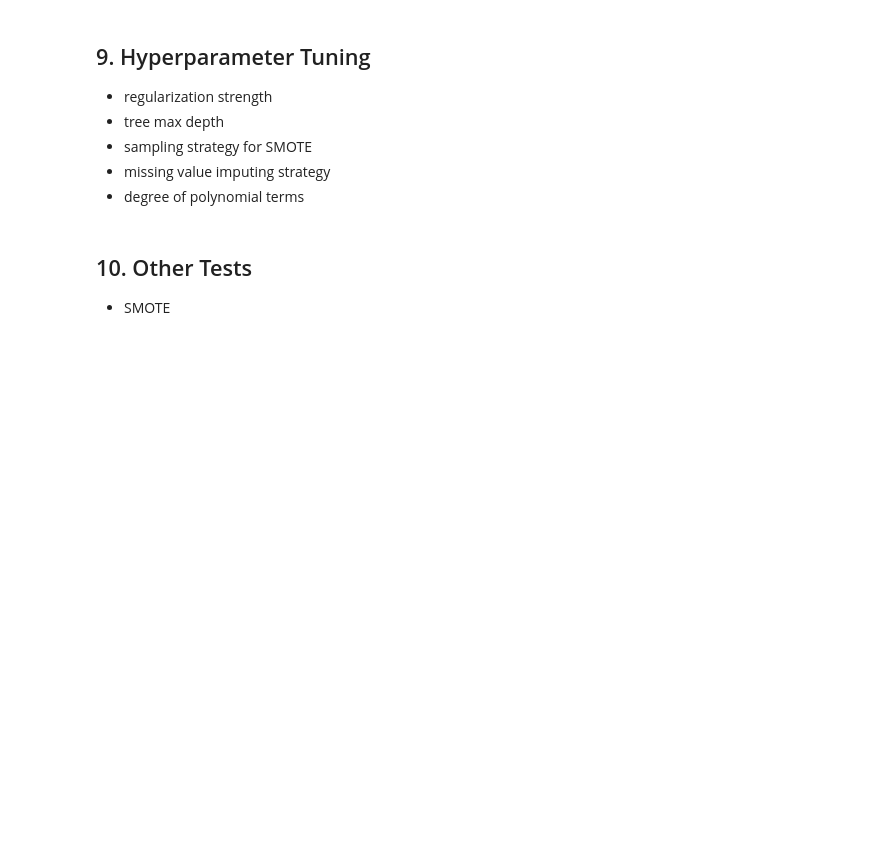
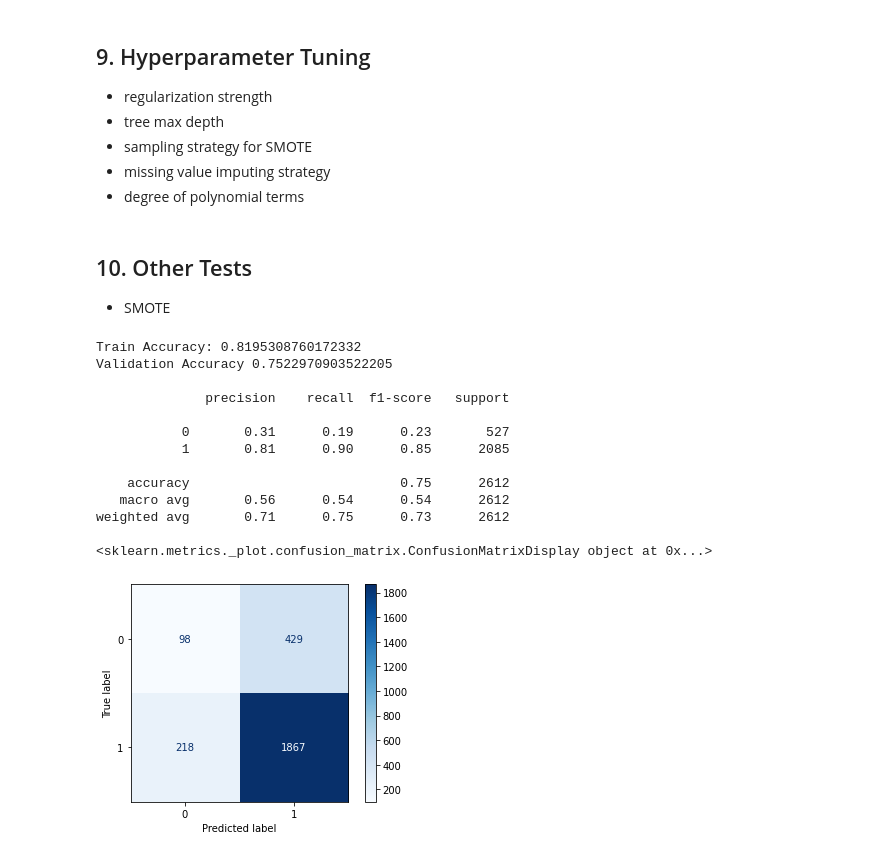
Before and after one commit to aakanksha023/EVAN, a Jupyter notebook: src/03_modelling/modelling.ipynb, the cells around one changed output. Cells and saved outputs as stored; diff of their text form; code cells hidden in the pictures; blank space fills up the shorter version.

```diff
--- a/src/03_modelling/modelling.ipynb
+++ b/src/03_modelling/modelling.ipynb
@@ -272,14 +443,29 @@ param_grid = {
 # %%
 from imblearn.pipeline import Pipeline
 from imblearn.over_sampling import SMOTE
 smote_pip = Pipeline(steps=[('preprocessor', preprocessor),
                             ('smote', SMOTE(sampling_strategy=0.85)),
-                            ('classifier', lgbm)])
+                            ('classifier', LGBMClassifier(class_weight='balanced'))])
 
-param_grid = {
-    'smote__sampling_strategy': [0.1, 0.5, 0.8, 1.0],
-}
+#param_grid = {
+#    'smote__sampling_strategy': [0.1, 0.5, 0.8, 1.0],
+#}
 
 #gs = GridSearchCV(smote_pip, param_grid, cv=5, scoring='f1')
 #gs.fit(X_train_valid, y_train_valid)
 evaluate_model(smote_pip)
+# %% [output]
+Train Accuracy: 0.8195308760172332
+Validation Accuracy 0.7522970903522205
+
+              precision    recall  f1-score   support
+
+           0       0.31      0.19      0.23       527
+           1       0.81      0.90      0.85      2085
+
+    accuracy                           0.75      2612
+   macro avg       0.56      0.54      0.54      2612
+weighted avg       0.71      0.75      0.73      2612
+
+<sklearn.metrics._plot.confusion_matrix.ConfusionMatrixDisplay object at 0x...>
+[figure, added]
```
Also changed, not shown: parts of 36 cells of this notebook.
